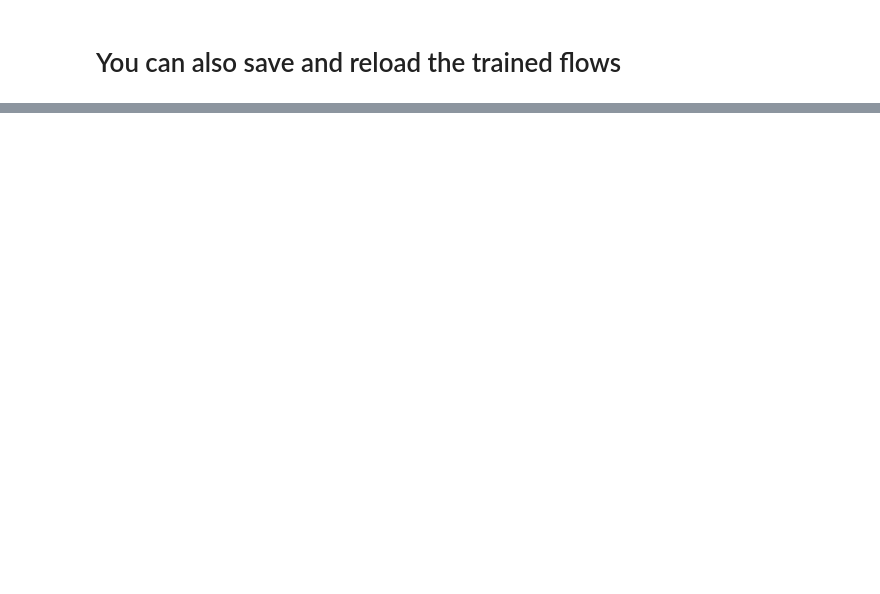
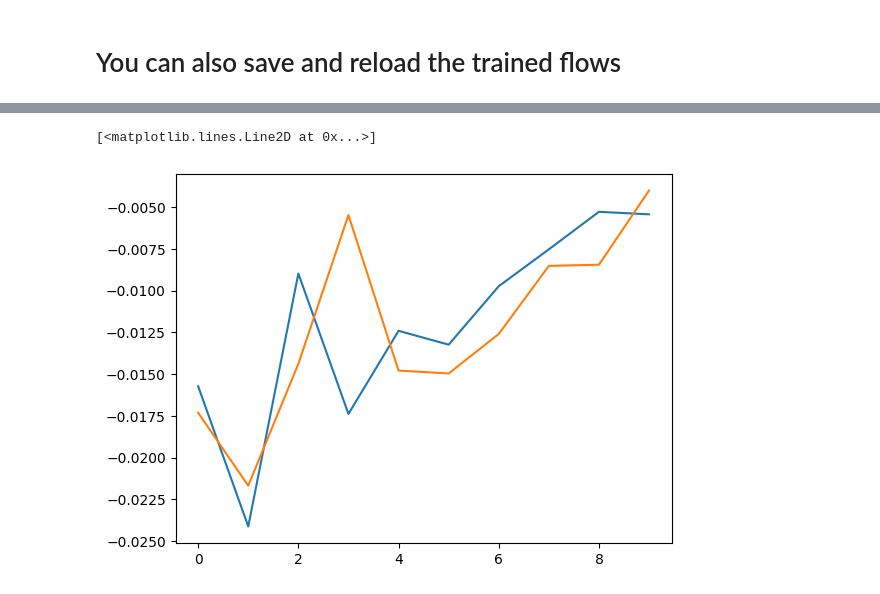
Before and after one commit to pltaylor16/CombineHarvesterFlow, a Jupyter notebook: demos/Gaussian_demo.ipynb, the cells around one changed output, grey strips where cells are left out. Saved outputs shown, nothing was run; the diff lists cells and outputs as text; code cells hidden in the pictures; blank space fills up the shorter version.

```diff
--- a/demos/Gaussian_demo.ipynb
+++ b/demos/Gaussian_demo.ipynb
@@ -76,0 +108,6 @@ plt.show()
+# %%
+plt.plot(mu_1[1])
+plt.plot(mu_2[1])
+# %% [output]
+[<matplotlib.lines.Line2D at 0x...>]
+[figure, added]
```
Also changed, not shown: parts of 11 cells of this notebook, 1 other file.
